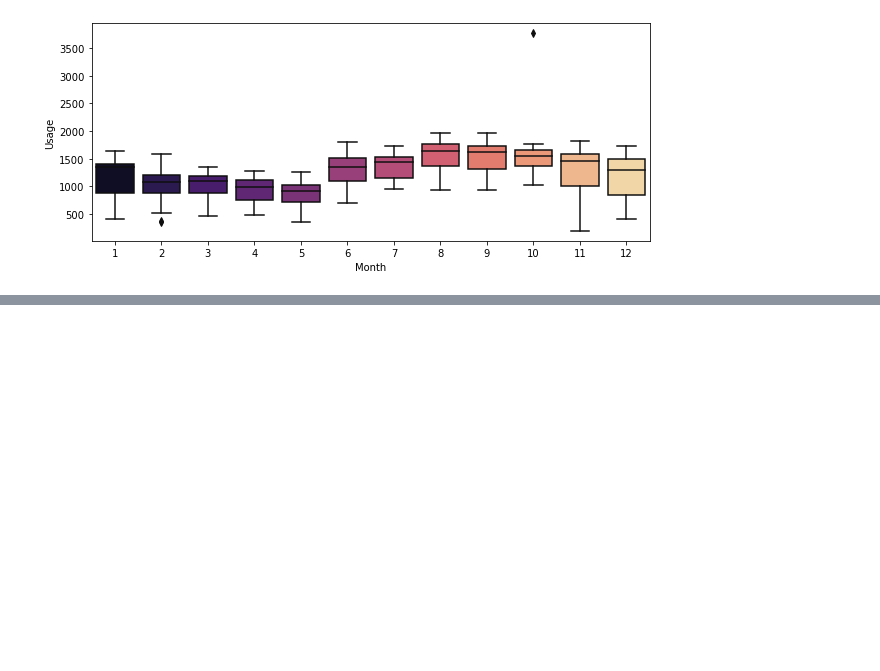
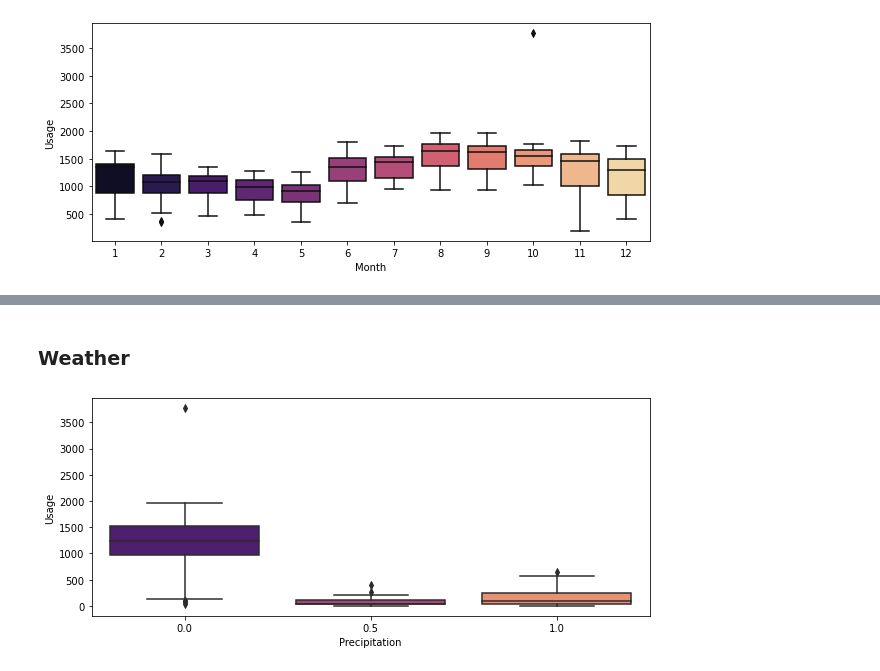
Before and after one commit to katekuian/aa_2021_magma, a Jupyter notebook: 02_descriptive_analytics/01_temporal_demand_patterns_and_seasonality.ipynb, the cells around one changed output, grey strips where cells are left out. Cells and saved outputs as stored; diff of their text form; code cells hidden in the pictures; blank space fills up the shorter version.

```diff
--- a/02_descriptive_analytics/01_temporal_demand_patterns_and_seasonality.ipynb
+++ b/02_descriptive_analytics/01_temporal_demand_patterns_and_seasonality.ipynb
@@ -99,0 +97,17 @@ plt.show()
+# %% [markdown]
+### Weather
+# %%
+#group by precipitation and plot
+trips_hourly_engineered_precip = trips_hourly_engineered.groupby(["day_of_year","precip"])["ongoing_trips_total"].sum()
+trips_hourly_engineered_precip = pd.DataFrame(trips_hourly_engineered_precip)
+
+fig,ax = plt.subplots(figsize=(10,4))
+
+sns.boxplot(x=trips_hourly_engineered_precip.index.get_level_values(1), y=trips_hourly_engineered_precip["ongoing_trips_total"],ax=ax, palette="magma")
+ax.set_title("", fontsize=18, fontname="Arial")
+ax.set_xlabel("Time")
+ax.set_xlabel("Precipitation")
+ax.set_ylabel("Usage")
+plt.show()
+# %% [output]
+[figure, added]
```
Also changed, not shown: parts of 5 cells of this notebook.
